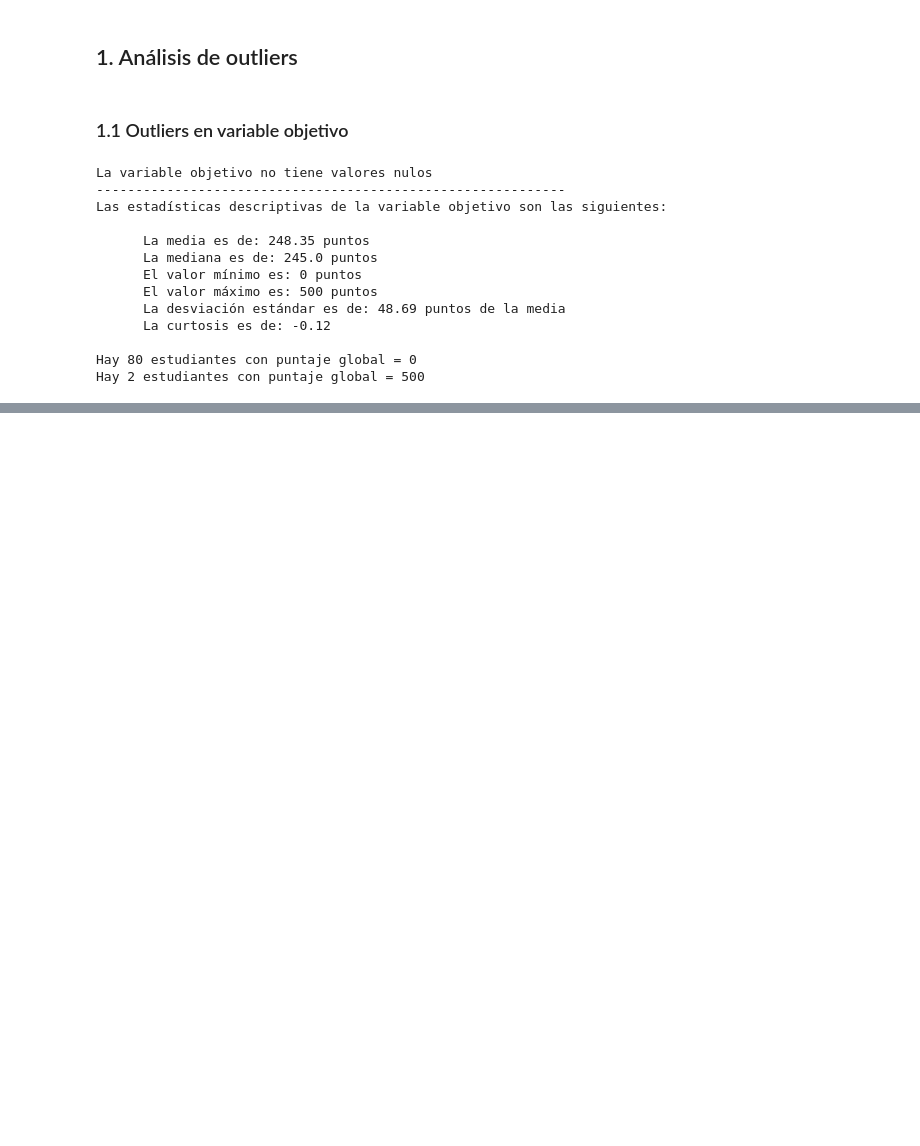
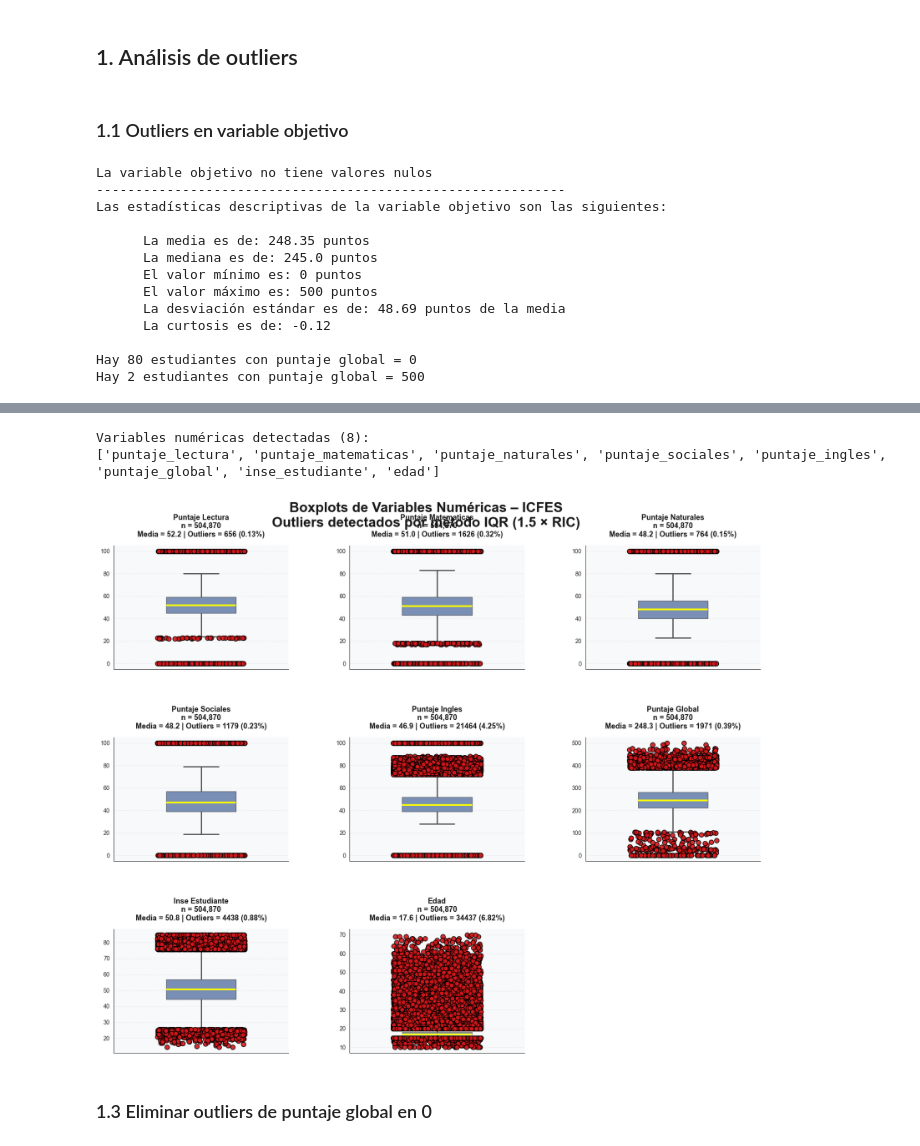
Before and after one commit to JorgeJordyJaimes/icfes-app, a Jupyter notebook: notebooks/3.analisis-datos.ipynb, the cells around one changed output, grey strips where cells are left out. Drawn from its saved outputs; the diff is of its cells as text; code cells hidden in the pictures; blank space fills up the shorter version.

```diff
--- a/notebooks/3.analisis-datos.ipynb
+++ b/notebooks/3.analisis-datos.ipynb
@@ -310,0 +437,80 @@ Outliers detectados con Isolation Forest: 1900 (0.376%)
+# %%
+
+# =============================================
+# 1. DETECTAR VARIABLES NUMÉRICAS
+# =============================================
+numeric_cols = icfes.select_dtypes(include=['int64', 'float64', 'int32', 'float32']).columns.tolist()
+
+# Opcional: excluir columnas que no quieras (ej: ID, periodo, etc.)
+# numeric_cols = [col for col in numeric_cols if col not in ['id_estudiante', 'periodo']]
+
+print(f"Variables numéricas detectadas ({len(numeric_cols)}):")
+print(numeric_cols)
+
+# =============================================
+# 2. CONFIGURACIÓN DE LA CUADRÍCULA
+# =============================================
+n_cols = 3
+n_rows = int(np.ceil(len(numeric_cols) / n_cols))
+fig = plt.figure(figsize=(n_cols * 6, n_rows * 5))
+
+fig.suptitle('Boxplots de Variables Numéricas – ICFES\nOutliers detectados por método IQR (1.5 × RIC)',
+             fontsize=24, fontweight='bold', y=0.97, color='#1a1a1a')
+
+# =============================================
+# 3. LOOP: UN BOXPLOT POR VARIABLE
+# =============================================
+for idx, col in enumerate(numeric_cols):
+    ax = plt.subplot(n_rows, n_cols, idx + 1)
+
+    # Calcular IQR y límites para outliers
+    Q1 = icfes[col].quantile(0.25)
+    Q3 = icfes[col].quantile(0.75)
+    IQR = Q3 - Q1
+    lower_bound = Q1 - 1.5 * IQR
+    upper_bound = Q3 + 1.5 * IQR
+
+    # Identificar outliers
+    outliers = icfes[(icfes[col] < lower_bound) | (icfes[col] > upper_bound)][col]
+
+    # Boxplot principal (sin puntos de outliers)
+    sns.boxplot(y=icfes[col], ax=ax, color="#4c72b0", width=0.4,
+                boxprops=dict(alpha=0.8), medianprops=dict(color="yellow", linewidth=3),
+                whiskerprops=dict(linewidth=2), capprops=dict(linewidth=2),
+                fliersize=0)  # quitamos los puntos por defecto
+
+    # Resaltar outliers en rojo
+    if len(outliers) > 0:
+        sns.stripplot(y=outliers, ax=ax, color="#d7191c", size=8, jitter=0.25,
+                      edgecolor="black", linewidth=1.2, alpha=0.9, zorder=10)
+
+    # Título con estadísticas clave
+    mean_val = icfes[col].mean()
+    n_out = len(outliers)
+    pct_out = n_out / len(icfes) * 100
+
+    title = f"{col.replace('_', ' ').title()}\n"
+    title += f"n = {len(icfes):,}\n"
+    title += f"Media = {mean_val:.1f} | Outliers = {n_out} ({pct_out:.2f}%)"
+
+    ax.set_title(title, fontsize=13, fontweight='bold', pad=15, color='#1a1a1a')
+    ax.set_ylabel("")
+    ax.set_xlabel("")
+
+    # Grid suave
+    ax.grid(True, axis='y', alpha=0.3, linestyle='--')
+    ax.set_facecolor('#f8f9fa')
+
+# =============================================
+# 4. AJUSTES FINALES
+# =============================================
+plt.subplots_adjust(left=0.08, right=0.95, top=0.90, bottom=0.08,
+                    wspace=0.35, hspace=0.55)
+sns.despine()
+plt.show()
+# %% [output]
+Variables numéricas detectadas (8):
+['puntaje_lectura', 'puntaje_matematicas', 'puntaje_naturales', 'puntaje_sociales', 'puntaje_ingles', 'puntaje_global', 'inse_estudiante', 'edad']
+[figure, added]
+# %% [markdown]
+### 1.3 Eliminar outliers de puntaje global en 0
```
Also changed, not shown: parts of 14 cells of this notebook.
